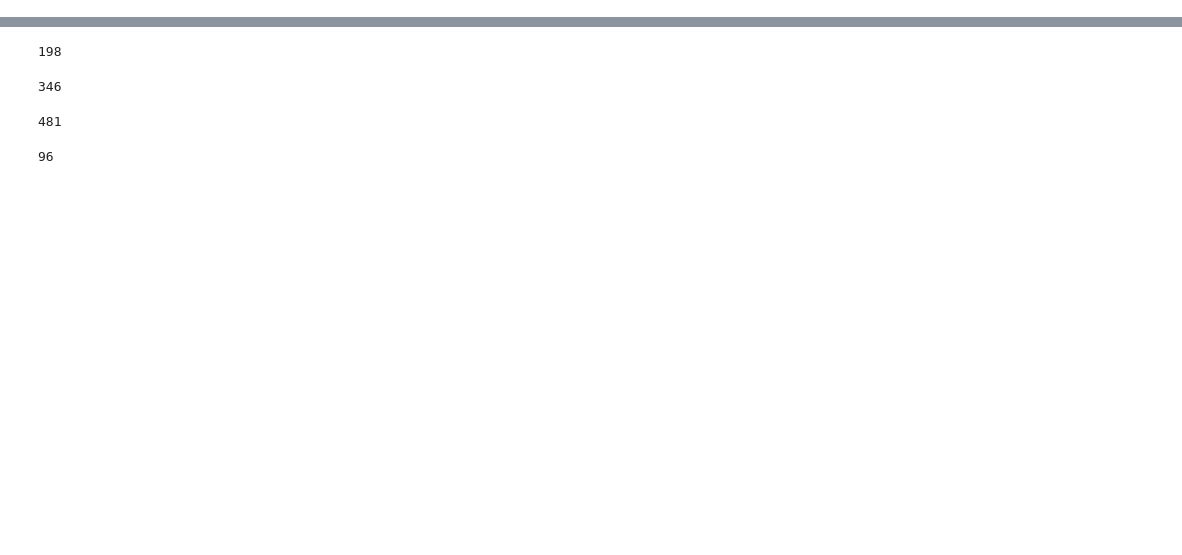
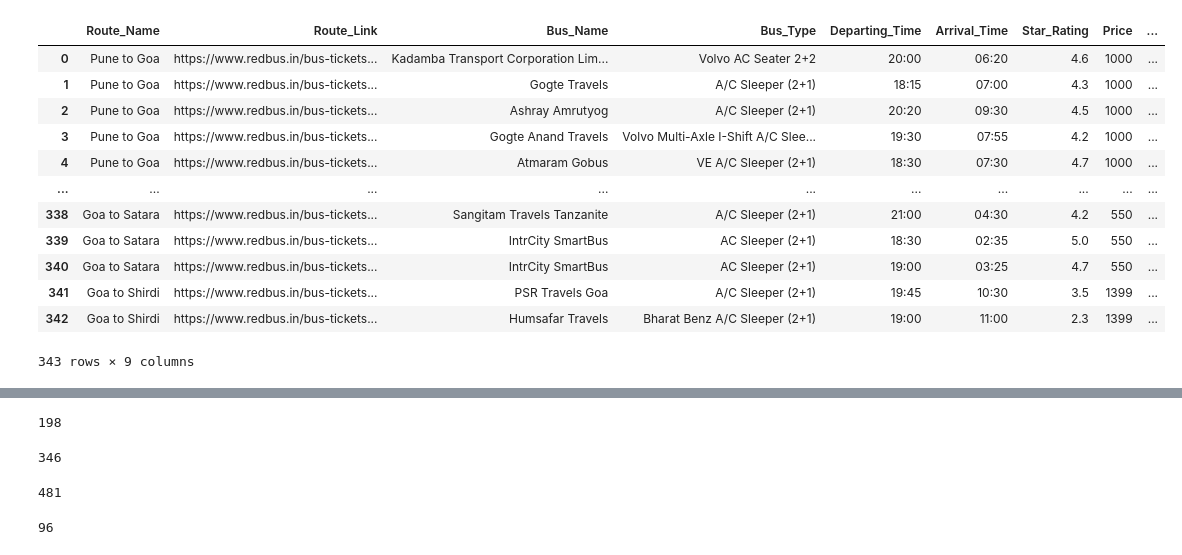
Before and after one commit to MukilaDevi290/Redbus, a Jupyter notebook: testing.ipynb, the cells around one changed output, grey strips where cells are left out. Cells and saved outputs as stored; diff of their text form; code cells hidden in the pictures; blank space fills up the shorter version.

```diff
--- a/testing.ipynb
+++ b/testing.ipynb
@@ -142,6 +153,7 @@ from selenium import webdriver
 from selenium.webdriver.common.by import By
 from selenium.webdriver.support.ui import WebDriverWait
 from selenium.webdriver.support import expected_conditions as EC
+import re
 
 def initialize_driver():
     driver = webdriver.Chrome()  # Make sure to import webdriver
@@ -178,25 +190,33 @@ def scrape_bus_details(driver, url, route_name):
         bus_name_elements = driver.find_elements(By.XPATH, "//div[@class='travels lh-24 f-bold d-color']")
         bus_type_elements = driver.find_elements(By.XPATH, "//div[@class='bus-type f-12 m-top-16 l-color evBus']")
         departing_time_elements = driver.find_elements(By.XPATH, "//div[@class='dp-time f-19 d-color f-bold']")
-        duration_elements = driver.find_elements(By.XPATH, "//div[@class='dur l-color lh-24']")
         arrival_elements = driver.find_elements(By.XPATH, "//div[@class='bp-time f-19 d-color disp-Inline']")
         star_rating_elements = driver.find_elements(By.XPATH, "//div[@class='rating-sec lh-24']")
-        fare_element = driver.find_element(By.XPATH, "//div[@class='fare d-block']")
+        fare_element = driver.find_element(By.CSS_SELECTOR, "span.f-bold.f-19")
         seat_availability_elements = driver.find_elements(By.XPATH, "//div[@class='seat-left m-top-30']")
 
         bus_details = []
         for i in range(len(bus_name_elements)):
+            if i < len(seat_availability_elements):
+                seat_text = seat_availability_elements[i].text
+            else:
+                seat_text = '0'  # Default to '0' if no seat availability element found
+
+
+            # Extract numeric part using regex
+            seat_number = re.search(r'\d+', seat_text)
+            seat_number = seat_number.group() if seat_number else '0'
+
             bus_detail = {
                 "Route_Name": route_name,
                 "Route_Link": url,
                 "Bus_Name": bus_name_elements[i].text,
                 "Bus_Type": bus_type_elements[i].text,
                 "Departing_Time": departing_time_elements[i].text,
-                "Duration": duration_elements[i].text,
                 "Arrival_Time": arrival_elements[i].text,
                 "Star_Rating": star_rating_elements[i].text if i < len(star_rating_elements) else '0',
                 "Price": fare_element.text,
-                "Seat_Availability": seat_availability_elements[i].text if i < len(seat_availability_elements) else '0'
+                "Seat_Availability": seat_number
             }
             bus_details.append(bus_detail)
 
@@ -245,8 +265,8 @@ all_bus_details = scrape_all_pages()
 # Convert the list of dictionaries to a DataFrame
 df2 = pd.DataFrame(all_bus_details)
 
-# Save the DataFrame to a CSV file
-df2.to_csv('ktcl_bus_details.csv', index=False)
+#convert the dataframe into df2
+kadamba_bus_df=df2
 
-#loading
-df2 = pd.read_csv('ktcl_bus_details.csv')
+#save  a dataframe to csv also
+kadamba_bus_df.to_csv("ktcl_bus_details.csv", index=False)
@@ -269,2 +273,18 @@ df2
+# %%
+kadamba_bus_df
+# %% [output]
+|  | Route_Name | Route_Link | Bus_Name | Bus_Type | Departing_Time | Arrival_Time | Star_Rating | Price | ... |
+| 0 | Pune to Goa | https://www.redbus.in/bus-tickets... | Kadamba Transport Corporation Lim... | Volvo AC Seater 2+2 | 20:00 | 06:20 | 4.6 | 1000 | ... |
+| 1 | Pune to Goa | https://www.redbus.in/bus-tickets... | Gogte Travels | A/C Sleeper (2+1) | 18:15 | 07:00 | 4.3 | 1000 | ... |
+| 2 | Pune to Goa | https://www.redbus.in/bus-tickets... | Ashray Amrutyog | A/C Sleeper (2+1) | 20:20 | 09:30 | 4.5 | 1000 | ... |
+| 3 | Pune to Goa | https://www.redbus.in/bus-tickets... | Gogte Anand Travels | Volvo Multi-Axle I-Shift A/C Slee... | 19:30 | 07:55 | 4.2 | 1000 | ... |
+| 4 | Pune to Goa | https://www.redbus.in/bus-tickets... | Atmaram Gobus | VE A/C Sleeper (2+1) | 18:30 | 07:30 | 4.7 | 1000 | ... |
+| ... | ... | ... | ... | ... | ... | ... | ... | ... | ... |
+| 338 | Goa to Satara | https://www.redbus.in/bus-tickets... | Sangitam Travels Tanzanite | A/C Sleeper (2+1) | 21:00 | 04:30 | 4.2 | 550 | ... |
+| 339 | Goa to Satara | https://www.redbus.in/bus-tickets... | IntrCity SmartBus | AC Sleeper (2+1) | 18:30 | 02:35 | 5.0 | 550 | ... |
+| 340 | Goa to Satara | https://www.redbus.in/bus-tickets... | IntrCity SmartBus | AC Sleeper (2+1) | 19:00 | 03:25 | 4.7 | 550 | ... |
+| 341 | Goa to Shirdi | https://www.redbus.in/bus-tickets... | PSR Travels Goa | A/C Sleeper (2+1) | 19:45 | 10:30 | 3.5 | 1399 | ... |
+| 342 | Goa to Shirdi | https://www.redbus.in/bus-tickets... | Humsafar Travels | Bharat Benz A/C Sleeper (2+1) | 19:00 | 11:00 | 2.3 | 1399 | ... |
+343 rows × 9 columns
 # %%
 ###rsrtc###
```
Also changed, not shown: parts of 36 cells of this notebook, 1 other file.
